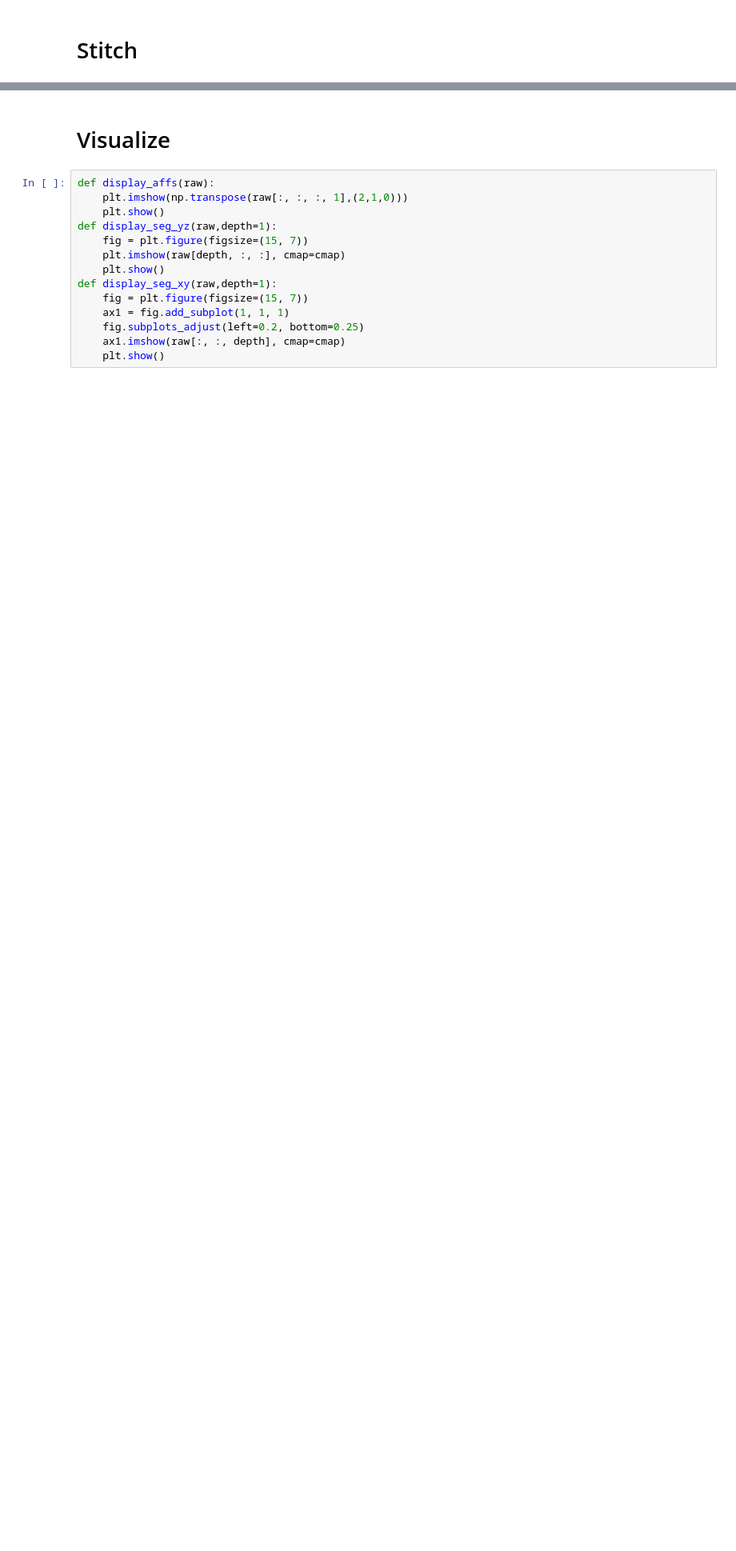
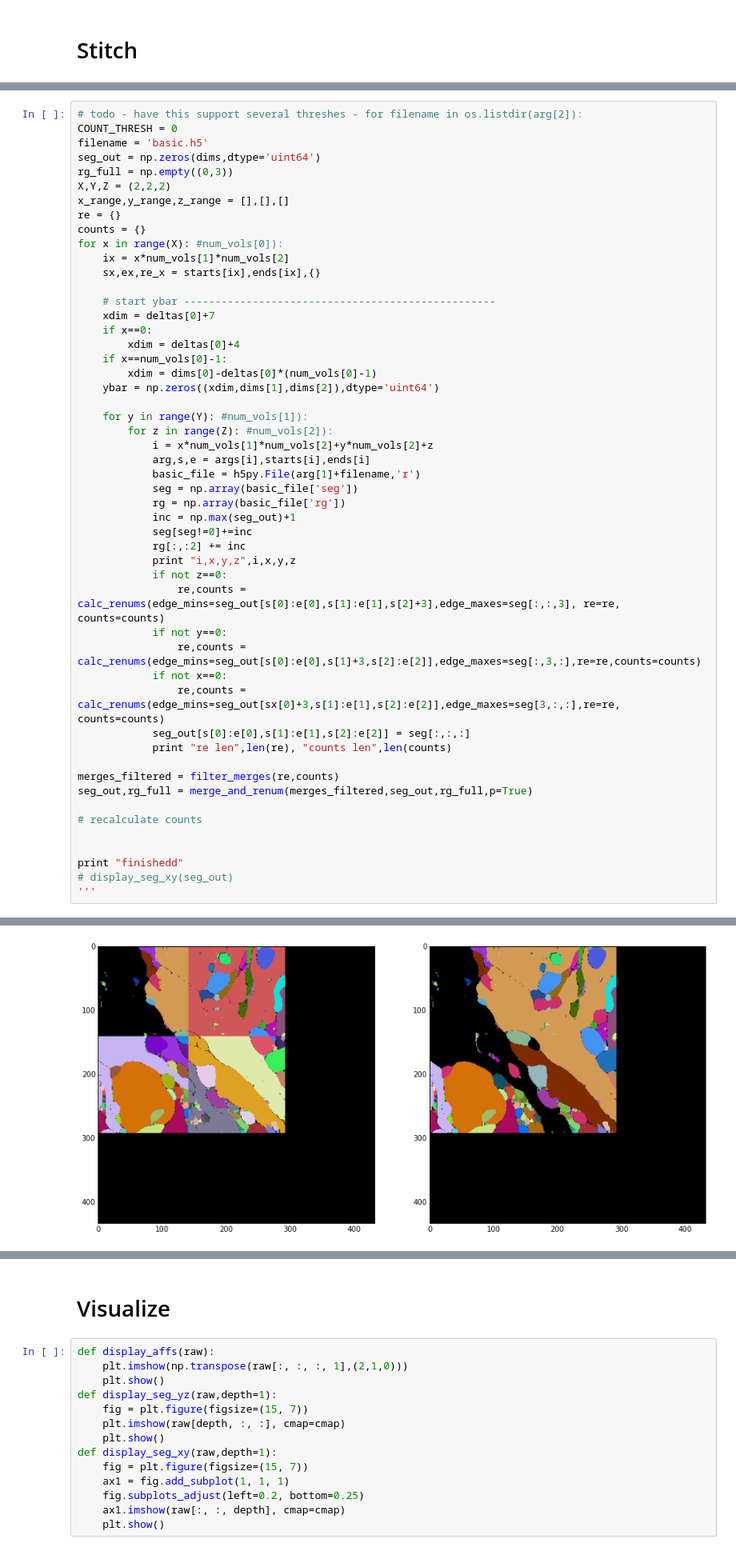
Before and after one commit to csinva/conv-net-scripts, a Jupyter notebook: src_cython/par_tests_3.ipynb, the cells around one changed output, grey strips where cells are left out. Shown at 80% size. Drawn from its saved outputs; the diff is of its cells as text; blank space fills up the shorter version.

```diff
--- a/src_cython/par_tests_3.ipynb
+++ b/src_cython/par_tests_3.ipynb
@@ -241,0 +218,52 @@ finished
+# %%
+# todo - have this support several threshes - for filename in os.listdir(arg[2]):
+COUNT_THRESH = 0
+filename = 'basic.h5'
+seg_out = np.zeros(dims,dtype='uint64')
+rg_full = np.empty((0,3))
+X,Y,Z = (2,2,2)
+x_range,y_range,z_range = [],[],[]
+re = {}
+counts = {}
+for x in range(X): #num_vols[0]):
+    ix = x*num_vols[1]*num_vols[2]
+    sx,ex,re_x = starts[ix],ends[ix],{}
+
+    # start ybar --------------------------------------------------
+    xdim = deltas[0]+7
+    if x==0:
+        xdim = deltas[0]+4
+    if x==num_vols[0]-1:
+        xdim = dims[0]-deltas[0]*(num_vols[0]-1)
+    ybar = np.zeros((xdim,dims[1],dims[2]),dtype='uint64')
+
+    for y in range(Y): #num_vols[1]):
+        for z in range(Z): #num_vols[2]):
+            i = x*num_vols[1]*num_vols[2]+y*num_vols[2]+z
+            arg,s,e = args[i],starts[i],ends[i]
+            basic_file = h5py.File(arg[1]+filename,'r')
+            seg = np.array(basic_file['seg'])
+            rg = np.array(basic_file['rg'])
+            inc = np.max(seg_out)+1
+            seg[seg!=0]+=inc
+            rg[:,:2] += inc
+            print "i,x,y,z",i,x,y,z
+            if not z==0:
+                re,counts = calc_renums(edge_mins=seg_out[s[0]:e[0],s[1]:e[1],s[2]+3],edge_maxes=seg[:,:,3], re=re, counts=counts)
+            if not y==0:
+                re,counts = calc_renums(edge_mins=seg_out[s[0]:e[0],s[1]+3,s[2]:e[2]],edge_maxes=seg[:,3,:],re=re,counts=counts)
+            if not x==0:
+                re,counts = calc_renums(edge_mins=seg_out[sx[0]+3,s[1]:e[1],s[2]:e[2]],edge_maxes=seg[3,:,:],re=re, counts=counts)
+            seg_out[s[0]:e[0],s[1]:e[1],s[2]:e[2]] = seg[:,:,:]
+            print "re len",len(re), "counts len",len(counts)
+
+merges_filtered = filter_merges(re,counts)
+seg_out,rg_full = merge_and_renum(merges_filtered,seg_out,rg_full,p=True)
+
+# recalculate counts
+
+
+print "finishedd"
+# display_seg_xy(seg_out)
+'''
+# %% [output]
@@ -241,0 +287 @@ finished
+[figure, added]
```
Also changed, not shown: parts of 6 cells of this notebook.
